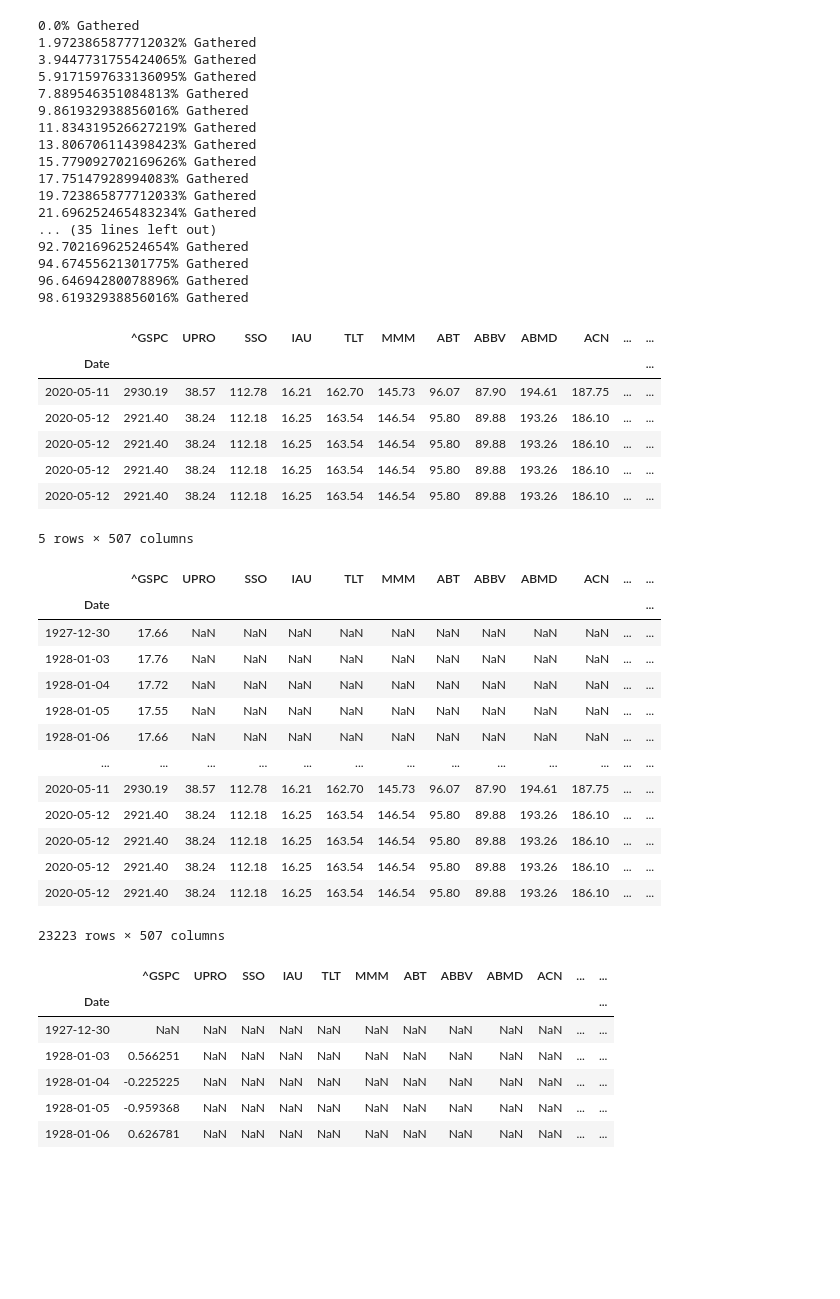
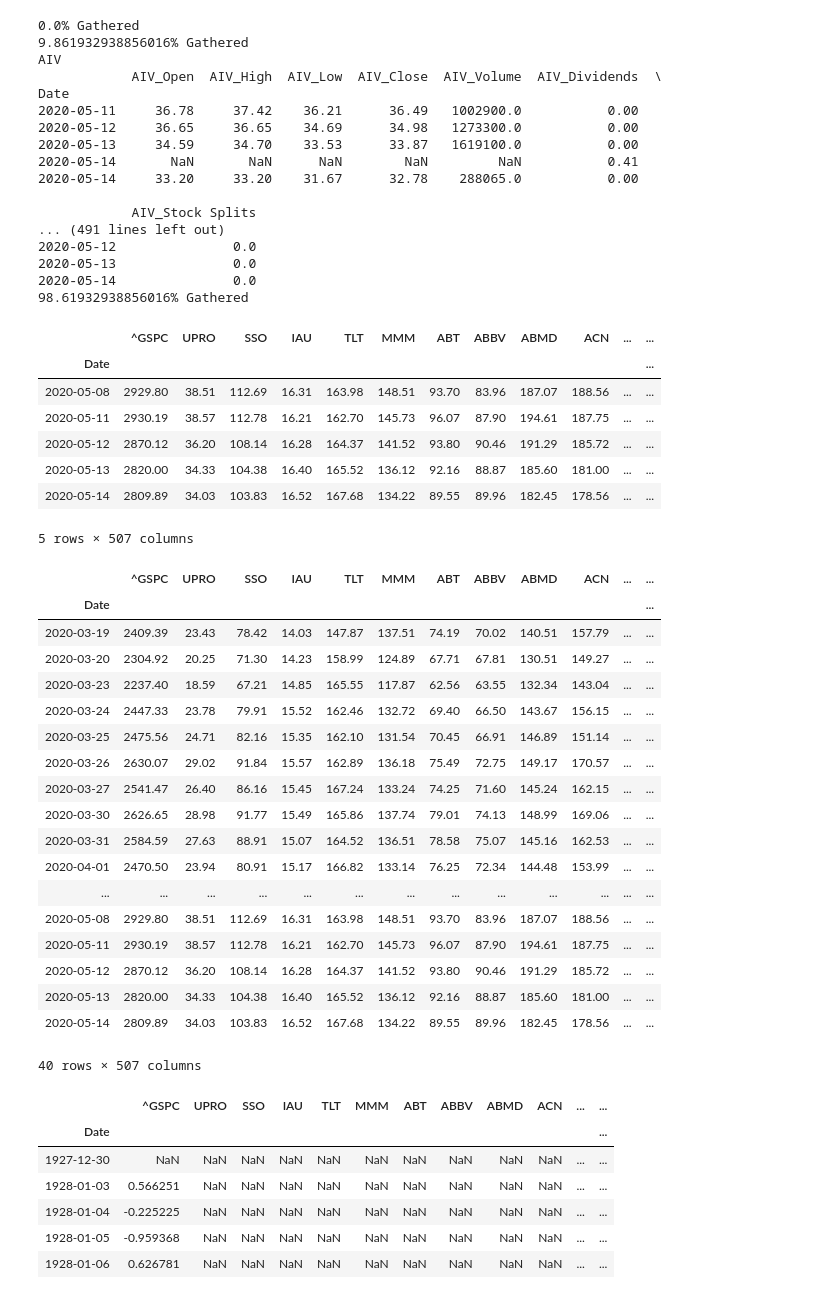
Before and after one commit to rhardis/InvSearch, a Jupyter notebook: data/SP500 Data.ipynb, the cells around one changed output. Drawn from its saved outputs; the diff is of its cells as text; code cells hidden in the pictures; blank space fills up the shorter version.

```diff
--- a/data/SP500 Data.ipynb
+++ b/data/SP500 Data.ipynb
@@ -43,6 +43,19 @@ for i,ticker in enumerate(ticklist[1:end]):
     try:
         new_df = yf.Ticker(ticker).history(period="max")
         rename_with_symbols(new_df, ticker)
+
+        dupe_list = new_df.index.duplicated()
+        dupe_sum = np.sum(dupe_list)
+        if dupe_sum > 0:
+            print(ticker)
+            print(new_df.tail())
+
+            keeplist = list(range(0,len(new_df)-2))
+            keeplist.append(len(new_df)-1)
+            new_df = new_df.iloc[keeplist,:]
+
+            print(new_df.tail())
+
         total_df = total_df.join(new_df, how='outer')
     except:
         print("failed {}".format(ticker))
@@ -54,7 +67,7 @@ for i,ticker in enumerate(ticklist[1:end]):
     if indlist.count('2020-05-08') > 1:
         print("Error of multiple May 7 Happened on {} number ticker {}".format(i, ticker))
 
-    if i%10 == 0:
+    if i%50 == 0:
         print("{}% Gathered".format(i/len(ticklist)*100))
 
 total_df = total_df[[col for col in total_df.columns if 'Close' in col]]
@@ -63,48 +76,53 @@ remove_close(total_df)
 total_df.tail()
 # %% [output]
 0.0% Gathered
-1.9723865877712032% Gathered
-3.9447731755424065% Gathered
-5.9171597633136095% Gathered
-7.889546351084813% Gathered
 9.861932938856016% Gathered
-11.834319526627219% Gathered
-13.806706114398423% Gathered
-15.779092702169626% Gathered
-17.75147928994083% Gathered
-19.723865877712033% Gathered
-21.696252465483234% Gathered
-... (35 lines left out)
-92.70216962524654% Gathered
-94.67455621301775% Gathered
-96.64694280078896% Gathered
+AIV
+            AIV_Open  AIV_High  AIV_Low  AIV_Close  AIV_Volume  AIV_Dividends  \
+Date
+2020-05-11     36.78     37.42    36.21      36.49   1002900.0           0.00
+2020-05-12     36.65     36.65    34.69      34.98   1273300.0           0.00
+2020-05-13     34.59     34.70    33.53      33.87   1619100.0           0.00
+2020-05-14       NaN       NaN      NaN        NaN         NaN           0.41
+2020-05-14     33.20     33.20    31.67      32.78    288065.0           0.00
+
+            AIV_Stock Splits
+... (491 lines left out)
+2020-05-12               0.0
+2020-05-13               0.0
+2020-05-14               0.0
 98.61932938856016% Gathered
 |  | ^GSPC | UPRO | SSO | IAU | TLT | MMM | ABT | ABBV | ABMD | ACN | ... | ... |
 | Date |  |  |  |  |  |  |  |  |  |  |  | ... |
+| 2020-05-08 | 2929.80 | 38.51 | 112.69 | 16.31 | 163.98 | 148.51 | 93.70 | 83.96 | 187.07 | 188.56 | ... | ... |
 | 2020-05-11 | 2930.19 | 38.57 | 112.78 | 16.21 | 162.70 | 145.73 | 96.07 | 87.90 | 194.61 | 187.75 | ... | ... |
-| 2020-05-12 | 2921.40 | 38.24 | 112.18 | 16.25 | 163.54 | 146.54 | 95.80 | 89.88 | 193.26 | 186.10 | ... | ... |
-| 2020-05-12 | 2921.40 | 38.24 | 112.18 | 16.25 | 163.54 | 146.54 | 95.80 | 89.88 | 193.26 | 186.10 | ... | ... |
-| 2020-05-12 | 2921.40 | 38.24 | 112.18 | 16.25 | 163.54 | 146.54 | 95.80 | 89.88 | 193.26 | 186.10 | ... | ... |
-| 2020-05-12 | 2921.40 | 38.24 | 112.18 | 16.25 | 163.54 | 146.54 | 95.80 | 89.88 | 193.26 | 186.10 | ... | ... |
+| 2020-05-12 | 2870.12 | 36.20 | 108.14 | 16.28 | 164.37 | 141.52 | 93.80 | 90.46 | 191.29 | 185.72 | ... | ... |
+| 2020-05-13 | 2820.00 | 34.33 | 104.38 | 16.40 | 165.52 | 136.12 | 92.16 | 88.87 | 185.60 | 181.00 | ... | ... |
+| 2020-05-14 | 2809.89 | 34.03 | 103.83 | 16.52 | 167.68 | 134.22 | 89.55 | 89.96 | 182.45 | 178.56 | ... | ... |
 5 rows × 507 columns
 # %%
 #total_df = total_df.iloc[:-1,:]    # Use this cell if running on a day that has not hit close of market yet
-total_df
+total_df.tail(40)
 # %% [output]
 |  | ^GSPC | UPRO | SSO | IAU | TLT | MMM | ABT | ABBV | ABMD | ACN | ... | ... |
 | Date |  |  |  |  |  |  |  |  |  |  |  | ... |
-| 1927-12-30 | 17.66 | NaN | NaN | NaN | NaN | NaN | NaN | NaN | NaN | NaN | ... | ... |
-| 1928-01-03 | 17.76 | NaN | NaN | NaN | NaN | NaN | NaN | NaN | NaN | NaN | ... | ... |
-| 1928-01-04 | 17.72 | NaN | NaN | NaN | NaN | NaN | NaN | NaN | NaN | NaN | ... | ... |
-| 1928-01-05 | 17.55 | NaN | NaN | NaN | NaN | NaN | NaN | NaN | NaN | NaN | ... | ... |
-| 1928-01-06 | 17.66 | NaN | NaN | NaN | NaN | NaN | NaN | NaN | NaN | NaN | ... | ... |
+| 2020-03-19 | 2409.39 | 23.43 | 78.42 | 14.03 | 147.87 | 137.51 | 74.19 | 70.02 | 140.51 | 157.79 | ... | ... |
+| 2020-03-20 | 2304.92 | 20.25 | 71.30 | 14.23 | 158.99 | 124.89 | 67.71 | 67.81 | 130.51 | 149.27 | ... | ... |
+| 2020-03-23 | 2237.40 | 18.59 | 67.21 | 14.85 | 165.55 | 117.87 | 62.56 | 63.55 | 132.34 | 143.04 | ... | ... |
+| 2020-03-24 | 2447.33 | 23.78 | 79.91 | 15.52 | 162.46 | 132.72 | 69.40 | 66.50 | 143.67 | 156.15 | ... | ... |
+| 2020-03-25 | 2475.56 | 24.71 | 82.16 | 15.35 | 162.10 | 131.54 | 70.45 | 66.91 | 146.89 | 151.14 | ... | ... |
+| 2020-03-26 | 2630.07 | 29.02 | 91.84 | 15.57 | 162.89 | 136.18 | 75.49 | 72.75 | 149.17 | 170.57 | ... | ... |
+| 2020-03-27 | 2541.47 | 26.40 | 86.16 | 15.45 | 167.24 | 133.24 | 74.25 | 71.60 | 145.24 | 162.15 | ... | ... |
+| 2020-03-30 | 2626.65 | 28.98 | 91.77 | 15.49 | 165.86 | 137.74 | 79.01 | 74.13 | 148.99 | 169.06 | ... | ... |
+| 2020-03-31 | 2584.59 | 27.63 | 88.91 | 15.07 | 164.52 | 136.51 | 78.58 | 75.07 | 145.16 | 162.53 | ... | ... |
+| 2020-04-01 | 2470.50 | 23.94 | 80.91 | 15.17 | 166.82 | 133.14 | 76.25 | 72.34 | 144.48 | 153.99 | ... | ... |
 | ... | ... | ... | ... | ... | ... | ... | ... | ... | ... | ... | ... | ... |
+| 2020-05-08 | 2929.80 | 38.51 | 112.69 | 16.31 | 163.98 | 148.51 | 93.70 | 83.96 | 187.07 | 188.56 | ... | ... |
 | 2020-05-11 | 2930.19 | 38.57 | 112.78 | 16.21 | 162.70 | 145.73 | 96.07 | 87.90 | 194.61 | 187.75 | ... | ... |
-| 2020-05-12 | 2921.40 | 38.24 | 112.18 | 16.25 | 163.54 | 146.54 | 95.80 | 89.88 | 193.26 | 186.10 | ... | ... |
-| 2020-05-12 | 2921.40 | 38.24 | 112.18 | 16.25 | 163.54 | 146.54 | 95.80 | 89.88 | 193.26 | 186.10 | ... | ... |
-| 2020-05-12 | 2921.40 | 38.24 | 112.18 | 16.25 | 163.54 | 146.54 | 95.80 | 89.88 | 193.26 | 186.10 | ... | ... |
-| 2020-05-12 | 2921.40 | 38.24 | 112.18 | 16.25 | 163.54 | 146.54 | 95.80 | 89.88 | 193.26 | 186.10 | ... | ... |
+| 2020-05-12 | 2870.12 | 36.20 | 108.14 | 16.28 | 164.37 | 141.52 | 93.80 | 90.46 | 191.29 | 185.72 | ... | ... |
+| 2020-05-13 | 2820.00 | 34.33 | 104.38 | 16.40 | 165.52 | 136.12 | 92.16 | 88.87 | 185.60 | 181.00 | ... | ... |
+| 2020-05-14 | 2809.89 | 34.03 | 103.83 | 16.52 | 167.68 | 134.22 | 89.55 | 89.96 | 182.45 | 178.56 | ... | ... |
-23223 rows × 507 columns
+40 rows × 507 columns
 # %%
 total_df.to_csv("sp500_individual_prices.csv")
 # %%
```
Also changed, not shown: parts of 2 cells of this notebook, 7 other files.
